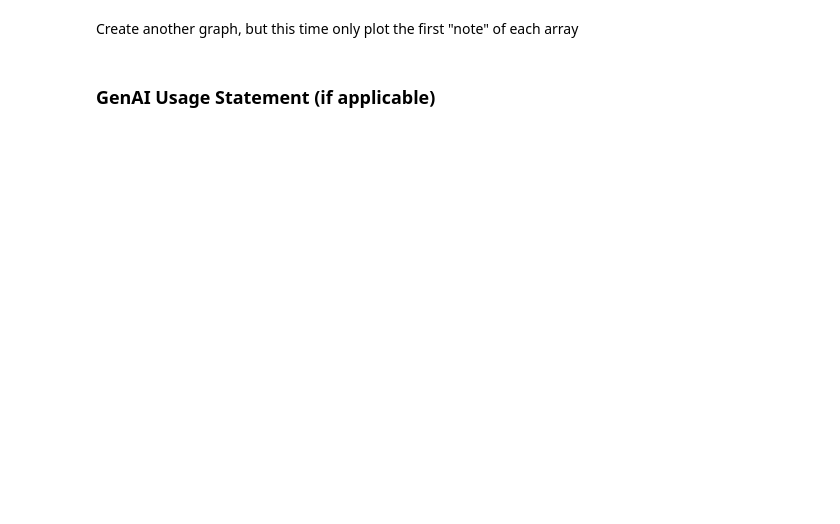
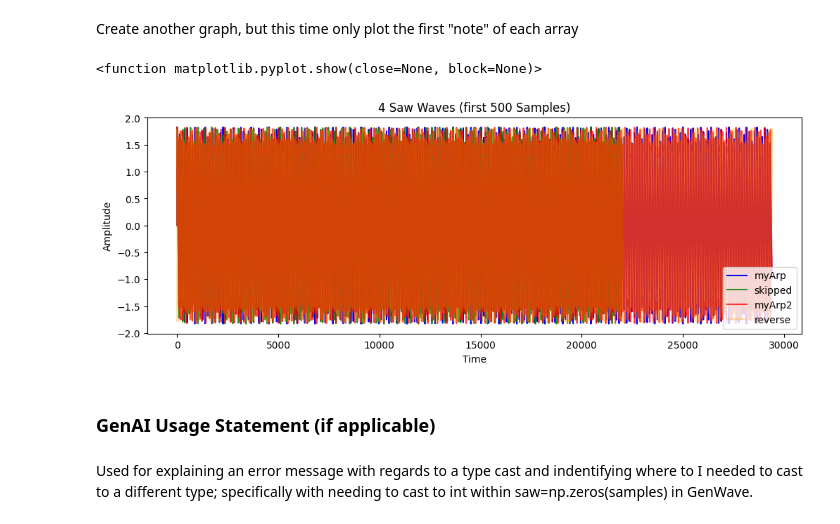
Before and after one commit to theodorsommer/AudioTechII, a Jupyter notebook: HW/HW1.ipynb, the cells around one changed output. Cells and saved outputs as stored; diff of their text form; code cells hidden in the pictures; blank space fills up the shorter version.

```diff
--- a/HW/HW1.ipynb
+++ b/HW/HW1.ipynb
@@ -73,4 +203,28 @@ Graph your 4 arrays on top of one another. Make sure to label the axis and plot
 # %% [markdown]
 Create another graph, but this time only plot the first "note" of each array
+# %%
+noteLengthFull = round(len(myArp)/3)
+noteLengthSkip = round(len(skipped)/3)
+
+plt.figure(figsize=(12, 4))
+
+plt.plot(myArp[:noteLengthFull], label='myArp', color='blue', linestyle='-')
+
+plt.plot(skipped[:noteLengthSkip], label='skipped', color='green', linestyle='-', alpha=0.85)
+
+plt.plot(myArp2[:noteLengthFull], label='myArp2', color='red', linestyle='-', alpha=0.75)
+
+plt.plot(reverse[:noteLengthFull], label='reverse', color='orange', linestyle='-', alpha=0.3)
+
+plt.title('4 Saw Waves (first 500 Samples)')
+plt.xlabel('Time')
+plt.ylabel('Amplitude')
+plt.legend(['myArp', 'skipped', 'myArp2', 'reverse'])
+plt.show
+# %% [output]
+<function matplotlib.pyplot.show(close=None, block=None)>
+[figure, added]
 # %% [markdown]
 ### GenAI Usage Statement (if applicable)
+# %% [markdown]
+Used for explaining an error message with regards to a type cast and indentifying where to I needed to cast to a different type; specifically with needing to cast to int within saw=np.zeros(samples) in GenWave.
```
Also changed, not shown: parts of 9 cells of this notebook.
